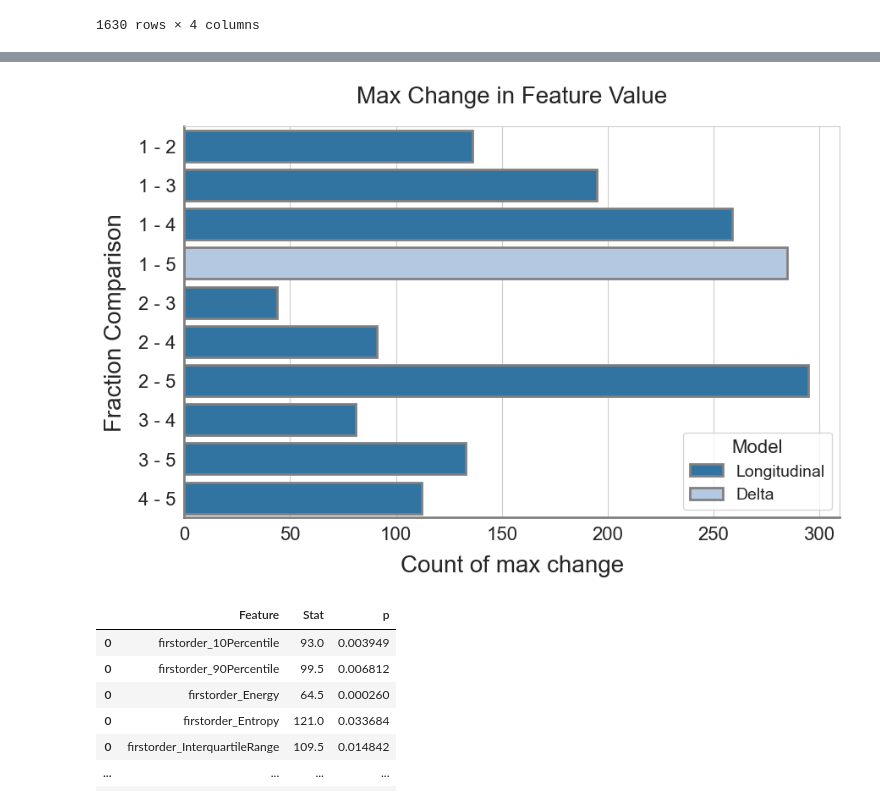
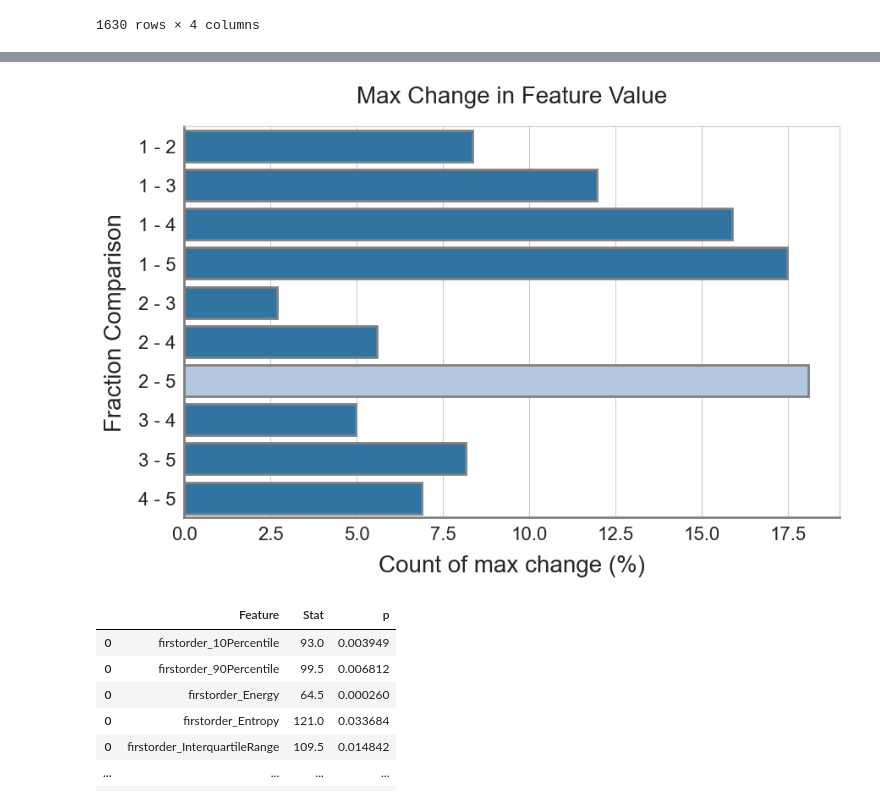
Before and after one commit to aaron-rankin/LongitudinalRadiomics-MRgRT, a Jupyter notebook: FractionAB-Comparison.ipynb, the cells around one changed output, grey strips where cells are left out. Drawn from its saved outputs; the diff is of its cells as text; code cells hidden in the pictures.

```diff
--- a/FractionAB-Comparison.ipynb
+++ b/FractionAB-Comparison.ipynb
@@ -223,6 +223,6 @@ df_bar_change_all = df_bar_change_all.sort_values('Comp')
 df_bar_change_all['Model'] = 'Longitudinal'
 
 # change row with 1-5 Comp, Model to Delta
-df_bar_change_all.loc[df_bar_change_all['Comp'] == '1 - 5', 'Model'] = 'Delta'
+df_bar_change_all.loc[df_bar_change_all['Comp'] == '2 - 5', 'Model'] = 'Delta'
 
-df_bar_change_all
+df_bar_change_all['Percentage'] = df_bar_change_all['Count'] / df_bar_change_all['Count'].sum() * 100
@@ -241,31 +229,34 @@ df_bar_change_all
 # %%
 sns.set_style('whitegrid')
 fig, ax = plt.subplots(figsize=(10, 6))
 # plt.figure(figsize=(10, 6))
-sns.barplot(x='Count', y='Comp', data=df_bar_change_all, palette='tab20',
+sns.barplot(x='Percentage', y='Comp', data=df_bar_change_all, palette='tab20',
             edgecolor='grey', linewidth=2, hue='Model', dodge=False)
 # change color of one bar
 
 
 plt.xticks(fontsize=16)
 plt.yticks(fontsize=16)
 
 # add legend
 
+# turn off legend
+plt.legend().remove()
 
-plt.legend(title='Model', title_fontsize='16', fontsize='14', loc='lower right')
+
+#plt.legend(title='Model', title_fontsize='16', fontsize='14', loc='lower right')
 # plt.legend(title='Model', title_fontsize='16', fontsize='14', title_pad=20)
 
-plt.xlabel('Count of max change', fontsize=20, labelpad = 10)
+plt.xlabel('Count of max change (%)', fontsize=20, labelpad = 10)
 plt.ylabel('Fraction Comparison', fontsize=20, labelpad = 10)
 plt.title('Max Change in Feature Value', fontsize=20, pad=20)
 
 
 for axis in ['bottom','left']:
     ax.spines[axis].set_linewidth(2)
     ax.spines[axis].set_color('grey')
 # %% [output]
-[figure, old version]
+[figure, new version]
 # %%
 # for each feature get delta values (frac 1 - frac 5)
 #                      max change values (frac A - frac B)
```
Also changed, not shown: parts of 8 cells of this notebook, 5 other files.
